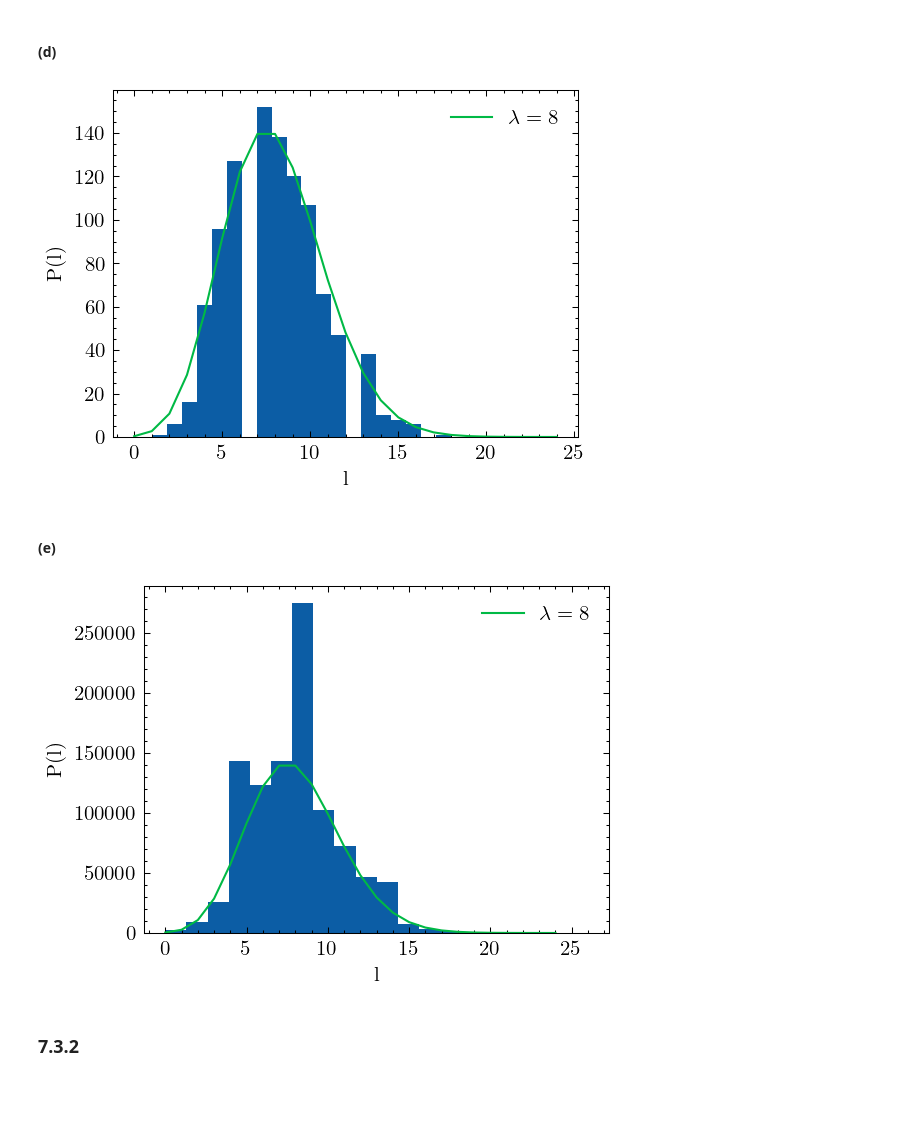
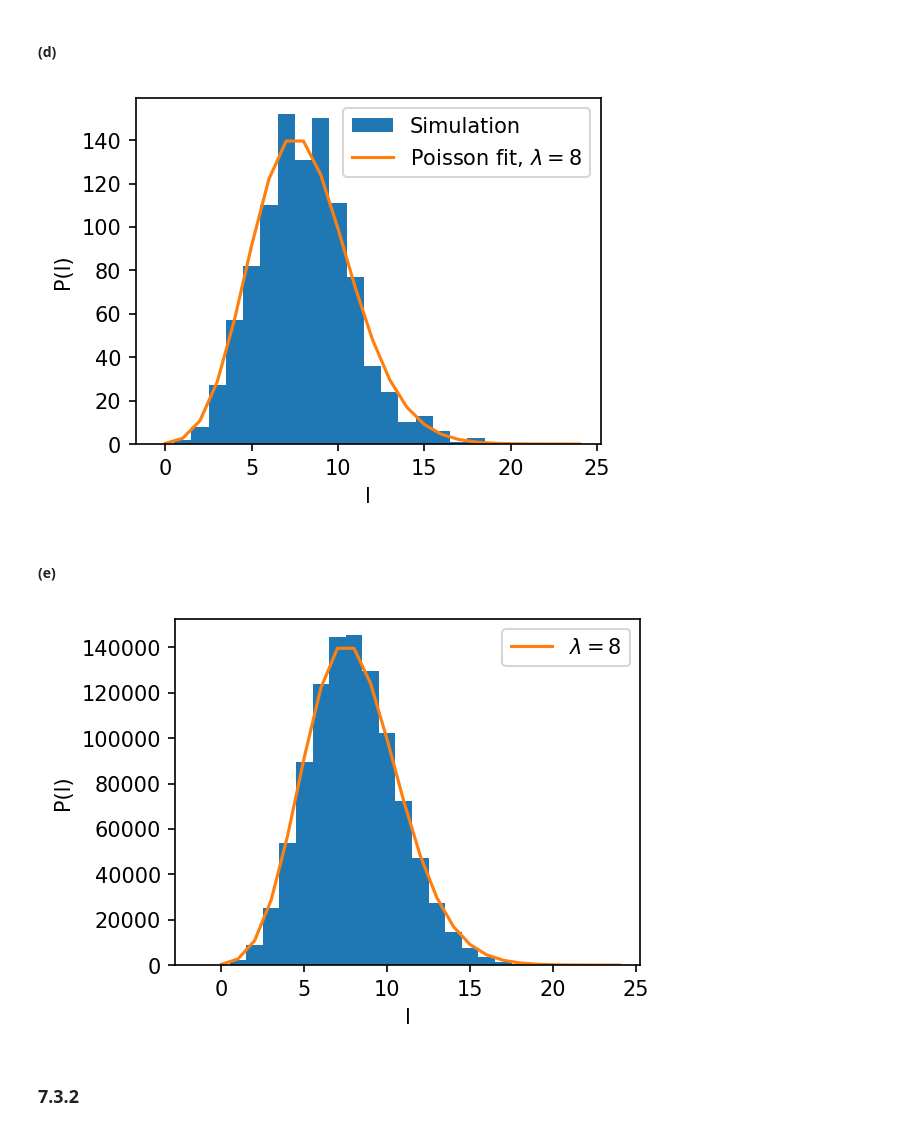
Before and after one commit to gkerr708/PHYC_2050, a Jupyter notebook: Assignments/Assignment4/kerr-assignment4.ipynb, the cells around one changed output. Drawn from its saved outputs; the diff is of its cells as text; code cells hidden in the pictures; blank space fills up the shorter version.

```diff
--- a/Assignments/Assignment4/kerr-assignment4.ipynb
+++ b/Assignments/Assignment4/kerr-assignment4.ipynb
@@ -1,7 +1,7 @@
 # %%
-import numpy as np, matplotlib.pyplot as plt, scipy, scienceplots
+import numpy as np, matplotlib.pyplot as plt, scipy#, scienceplots
 from random import randint
-plt.style.use('science')
+#plt.style.use('science') #science plots isn't working on laptop for some reason
 # %% [markdown]
 # Assignment 4
 ### Section 7.1
@@ -168,30 +175,33 @@ _ = plt.show()
 # %% [markdown]
 #### (d)
 # %%
+N=1000
 x = np.arange(25,dtype=float)
+bins = np.arange(25,dtype=float)-0.5
 fig, ax = plt.subplots(1,1,figsize=(4,3),dpi=150)
-ax.hist(master_flip_trial(N=N),bins=20)
-ax.plot(x, poisson(l=x,lamb=8)*N,label=f"$\lambda = 8$")
+ax.hist(master_flip_trial(N=N),bins=bins,label="Simulation")
+ax.plot(x, poisson(l=x,lamb=8)*N,label=f"Poisson fit, $\lambda = 8$")
 ax.set_xlabel("l")
 ax.set_ylabel("P(l)")
 ax.legend()
 _=plt.show()
 # %% [output]
-[figure, old version]
+[figure, new version]
 # %% [markdown]
 #### (e)
 # %%
 N = 1_000_000
 x = np.arange(25,dtype=float)
+bins = np.arange(25,dtype=float)-1.5
 fig, ax = plt.subplots(1,1,figsize=(4,3),dpi=150)
-ax.hist(master_flip_trial(N=N),bins=20)
+ax.hist(master_flip_trial(N=N),bins=bins)
 ax.plot(x, poisson(l=x,lamb=8)*N,label=f"$\lambda = 8$")
 ax.set_xlabel("l")
 ax.set_ylabel("P(l)")
 ax.legend()
 _=plt.show()
 # %% [output]
-[figure, old version]
+[figure, new version]
 # %% [markdown]
 ### 7.3.2
 # %% [markdown]
```
Also changed, not shown: parts of 13 cells of this notebook.
